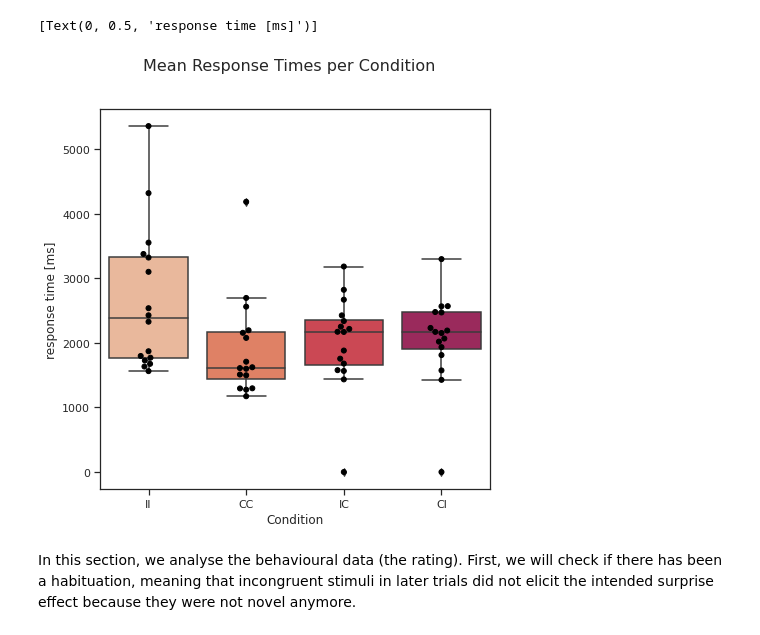
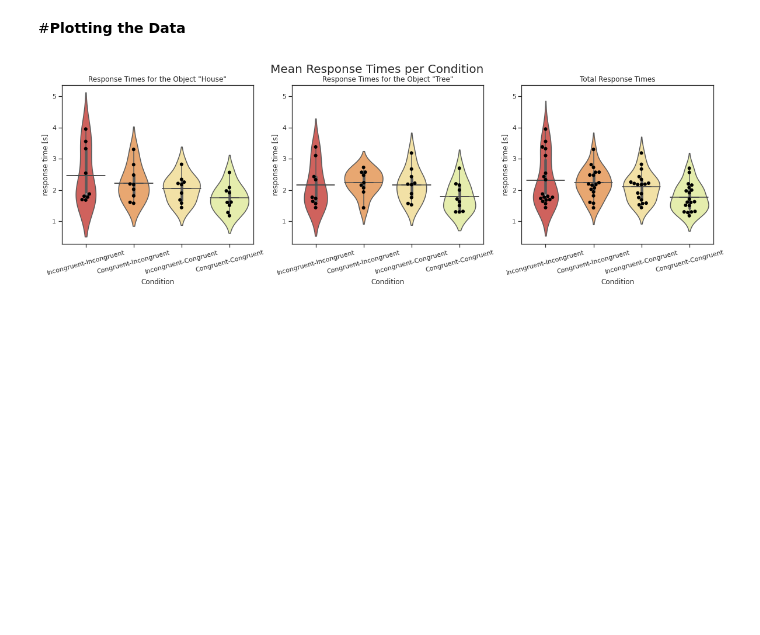
Before and after one commit to emc-vb/EEG-study, a Jupyter notebook: VR_EEG.ipynb, the cells around one changed output. Cells and saved outputs as stored; diff of their text form; code cells hidden in the pictures; blank space fills up the shorter version.

```diff
--- a/VR_EEG.ipynb
+++ b/VR_EEG.ipynb
@@ -80,12 +88,0 @@ plt.show()
-# %%
-
-fig, ax = plt.subplots(nrows=1, ncols=1, figsize=(7,7))
-fig.suptitle('Mean Response Times per Condition', fontsize=16)
-sns.set_palette('rocket_r')
-
-sns.boxplot(x='Condition', y='ReactionTime', data=df)
-sns.swarmplot(x='Condition', y='ReactionTime', linewidth=1, color='black', data=df)
-ax.set(ylabel='response time [ms]')
-# %% [output]
-[Text(0, 0.5, 'response time [ms]')]
-[figure, removed]
@@ -94,5 +89,53 @@ ax.set(ylabel='response time [ms]')
-# %% [markdown]
-In this section, we analyse the behavioural data (the rating). First, we will check if there has been a habituation, meaning that incongruent stimuli in later trials did not elicit the intended surprise effect because they were not novel anymore.
+# %%
+df_house = df[df['Object'] =='House']
+df_tree = df[df['Object'] =='Tree']
+
+#get mean reaction time per condition
+mean_rt_condition = df.groupby(['Condition'], as_index = False)['ReactionTime'].mean()
+
+#get mean reaction time per condition for house
+mean_rt_condition_house = df_house.groupby(['Object', 'Condition'],as_index = False)['ReactionTime'].mean()
+mean_rt_condition_tree = df_tree.groupby(['Object', 'Condition'],as_index = False)['ReactionTime'].mean()
+
+#get mean reaction time for each object
+mean_rt_object = df.groupby(['Object'],as_index = False)['ReactionTime'].mean()
+# %% [markdown]
+#**Plotting the Data**
+# %%
+#order by Reactiontime
+box_order = df.groupby("Condition")["ReactionTime"].sum().sort_values(ascending=False).index.values
+
+#plot seperately house & tree and then both together
+fig, axes = plt.subplots(nrows=1, ncols=3, figsize=(20,5), sharey = True)
+fig.suptitle('Mean Response Times per Condition', fontsize=20)
+
+axes[0]= sns.violinplot(x='Condition', y='ReactionTime', data=df_house, ax = axes[0], order = box_order)
+axes[0]= sns.boxplot(x='Condition', y='ReactionTime', data=mean_rt_condition_house, ax = axes[0], order = box_order, color = "red")
+axes[0]= sns.swarmplot(x='Condition', y='ReactionTime', linewidth=1, color='black', data=df_house, ax = axes[0], order = box_order)
+axes[0].set(title = 'Response Times for the Object "House"', ylabel='response time [s]')
+axes[0].set_xticklabels(['Incongruent-Incongruent','Congruent-Incongruent','Incongruent-Congruent','Congruent-Congruent'])
+axes[0].set_xticklabels(axes[0].get_xticklabels(), rotation=15)
+axes[0].yaxis.set_tick_params(labelbottom=True)
+
+axes[1]= sns.violinplot(x='Condition', y='ReactionTime', data=df_tree, ax = axes[1], order = box_order)
+axes[1]= sns.boxplot(x='Condition', y='ReactionTime',data=mean_rt_condition_tree, ax = axes[1], order = box_order, color = "red")
+axes[1]= sns.swarmplot(x='Condition', y='ReactionTime',linewidth=1, color='black', data=df_tree, ax = axes[1], order = box_order)
+axes[1].set(title = 'Response Times for the Object "Tree"', ylabel='response time [s]')
+axes[1].set_xticklabels(['Incongruent-Incongruent','Congruent-Incongruent','Incongruent-Congruent','Congruent-Congruent'])
+axes[1].set_xticklabels(axes[1].get_xticklabels(), rotation=15)
+axes[1].yaxis.set_tick_params(labelbottom=True)
+
+axes[2]= sns.violinplot(x='Condition', y='ReactionTime', data=df, ax = axes[2], order = box_order)
+axes[2]= sns.boxplot(x='Condition', y='ReactionTime', data=mean_rt_condition, ax = axes[2], order = box_order, color = "red")
+axes[2]= sns.swarmplot(x='Condition', y='ReactionTime', linewidth=1, color='black', data=df, ax = axes[2], order = box_order)
+axes[2].set(title = 'Total Response Times',ylabel='response time [s]')
+axes[2].set_xticklabels(['Incongruent-Incongruent','Congruent-Incongruent','Incongruent-Congruent','Congruent-Congruent'])
+axes[2].set_xticklabels(axes[2].get_xticklabels(), rotation=15)
+axes[2].yaxis.set_tick_params(labelbottom=True)
+
+plt.show()
+# %% [output]
+[figure, added]
 # %%
 # Was the response time correlated with the unexpectedness? =>not really, when undecided,RT was highest
 
```
Also changed, not shown: parts of 10 cells of this notebook.
